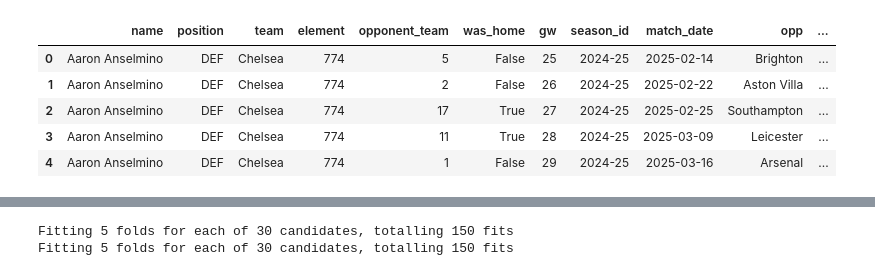
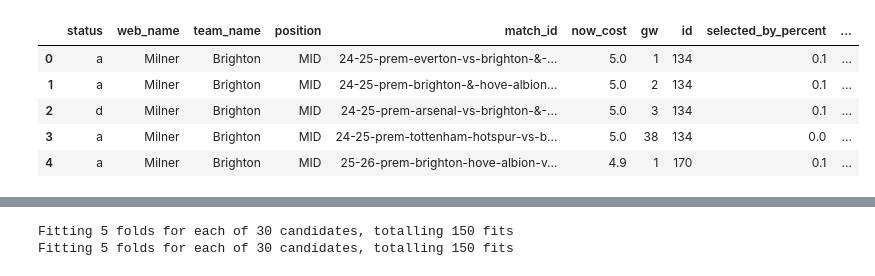
Before and after one commit to ruus77/FPL-Points-Predictions, a Jupyter notebook: Notebooks/Modeling/Lasso_Ridge_Regression_benchmark.ipynb, the cells around one changed output, grey strips where cells are left out. Cells and saved outputs as stored; diff of their text form; code cells hidden in the pictures.

```diff
--- a/Notebooks/Modeling/Lasso_Ridge_Regression_benchmark.ipynb
+++ b/Notebooks/Modeling/Lasso_Ridge_Regression_benchmark.ipynb
@@ -15,12 +14,11 @@ sys.path.append(str(here("Scripts")))
 from model_utils import ModelSelector, train_test_split, one_hot_encode, scale_data
 # %%
-data_path = here("Data/FPL_data.parquet")
-data = pd.read_parquet(data_path)
+data = pd.read_parquet(config.FPL_DATA_PATH)
 data.head()
 # %% [output]
-|  | name | position | team | element | opponent_team | was_home | gw | season_id | match_date | opp | ... |
-| 0 | Aaron Anselmino | DEF | Chelsea | 774 | 5 | False | 25 | 2024-25 | 2025-02-14 | Brighton | ... |
-| 1 | Aaron Anselmino | DEF | Chelsea | 774 | 2 | False | 26 | 2024-25 | 2025-02-22 | Aston Villa | ... |
-| 2 | Aaron Anselmino | DEF | Chelsea | 774 | 17 | True | 27 | 2024-25 | 2025-02-25 | Southampton | ... |
-| 3 | Aaron Anselmino | DEF | Chelsea | 774 | 11 | True | 28 | 2024-25 | 2025-03-09 | Leicester | ... |
-| 4 | Aaron Anselmino | DEF | Chelsea | 774 | 1 | False | 29 | 2024-25 | 2025-03-16 | Arsenal | ... |
+|  | status | web_name | team_name | position | match_id | now_cost | gw | id | selected_by_percent | ... |
+| 0 | a | Milner | Brighton | MID | 24-25-prem-everton-vs-brighton-&-... | 5.0 | 1 | 134 | 0.1 | ... |
+| 1 | a | Milner | Brighton | MID | 24-25-prem-brighton-&-hove-albion... | 5.0 | 2 | 134 | 0.1 | ... |
+| 2 | d | Milner | Brighton | MID | 24-25-prem-arsenal-vs-brighton-&-... | 5.0 | 3 | 134 | 0.1 | ... |
+| 3 | a | Milner | Brighton | MID | 24-25-prem-tottenham-hotspur-vs-b... | 5.0 | 38 | 134 | 0.0 | ... |
+| 4 | a | Milner | Brighton | MID | 25-26-prem-brighton-hove-albion-v... | 4.9 | 1 | 170 | 0.1 | ... |
```
Also changed, not shown: parts of 12 cells of this notebook, 10 other files.
